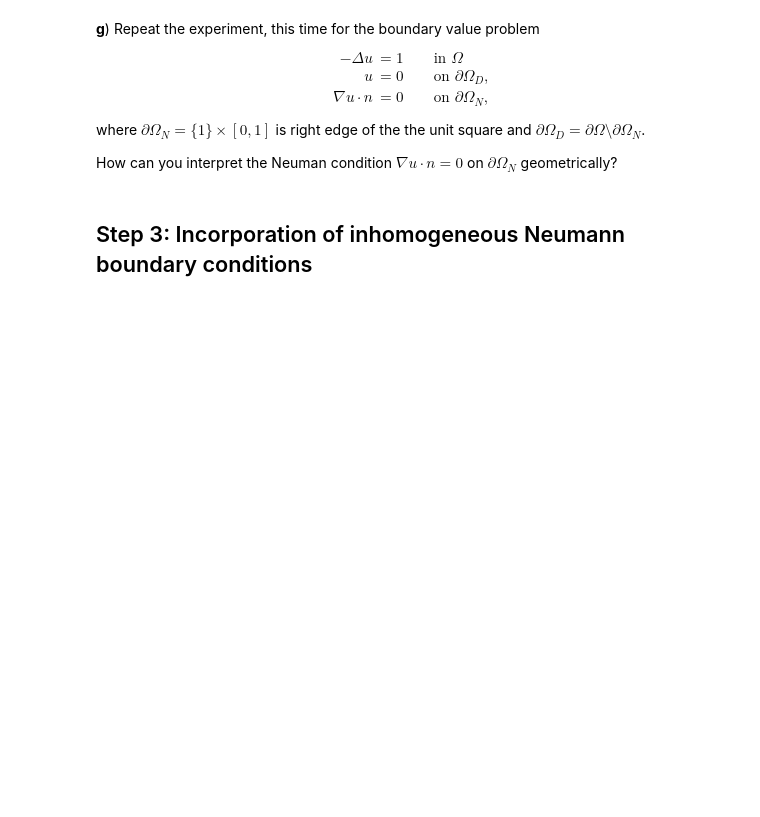
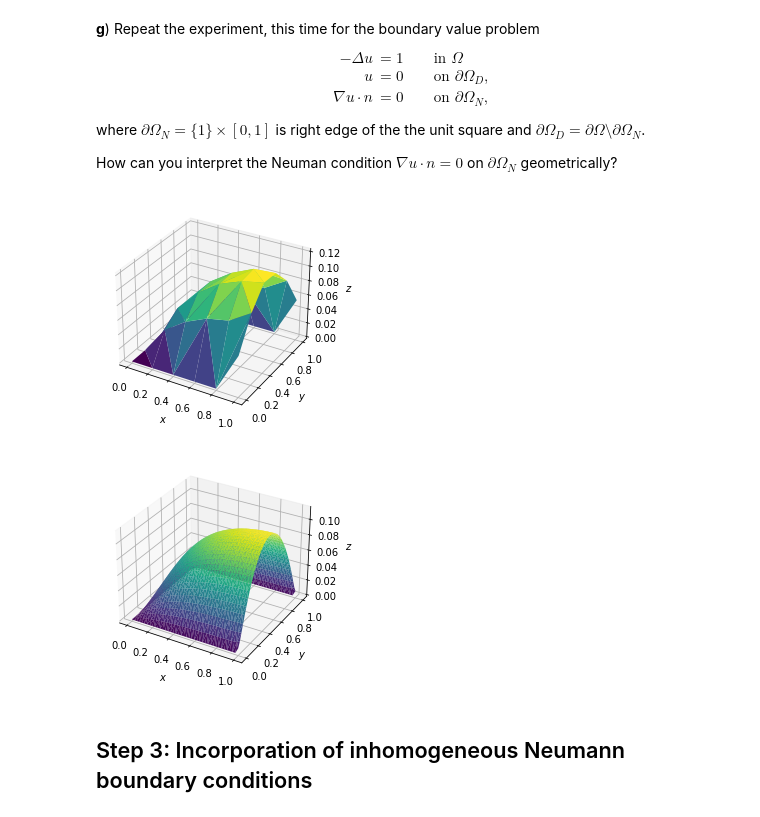
Before and after one commit to klashenriksson/numpde, a Jupyter notebook: lab4/lab_04_part_2.ipynb, the cells around one changed output. Saved outputs shown, nothing was run; the diff lists cells and outputs as text; code cells hidden in the pictures; blank space fills up the shorter version.

```diff
--- a/lab4/lab_04_part_2.ipynb
+++ b/lab4/lab_04_part_2.ipynb
@@ -563,6 +591,40 @@ where $\partial \Omega_N = \{1\} \times [0,1]$ is right edge of the the unit squ
 and $\partial \Omega_D = \partial \Omega \setminus \partial \Omega_N$.
 
 How can you interpret the Neuman condition $\nabla u \cdot n = 0$ on $\partial \Omega_N$ geometrically?
+# %%
+def on_neuman_boundary(p):
+    eps = 1e-12
+    return p[0] > 1-eps
+
+def on_dirchlet_boundary(p):
+    eps = 1e-12
+    return p[0] < eps or ((p[1] < eps or p[1] > 1-eps) and p[0] < 1-eps)
+
+a = lambda x,y: 1
+f = lambda x,y: 1
+g_D = lambda x,y: 0
+g_N = lambda x,y: 0
+
+Ns = [5, 40]
+for N in Ns:
+    P,T = mt.unitsquare_mesh(N)
+    neuman_nodes = extract_nodes(P, on_neuman_boundary)
+    dirchlet_nodes = extract_nodes(P, on_dirchlet_boundary)
+
+    A = assemble_stiffness_matrix(P,T,a)
+    b = assemble_load_vector(P,T,f)
+
+    g_D_values = eval_function(g_D, dirchlet_nodes)
+    g_N_values = eval_function(g_N, neuman_nodes)
+
+    apply_bcs_dirichlet(A,b,dirchlet_nodes, g_D_values)
+
+    U = spsolve(A.tocsr(), b)
+
+    pt.plot2D(P[:,0], P[:,1], U, T)
+# %% [output]
+[figure, added]
+[figure, added]
 # %% [markdown]
 ## Step 3: Incorporation of inhomogeneous Neumann boundary conditions
 # %% [markdown]
```
Also changed, not shown: parts of 12 cells of this notebook, 1 other file.
